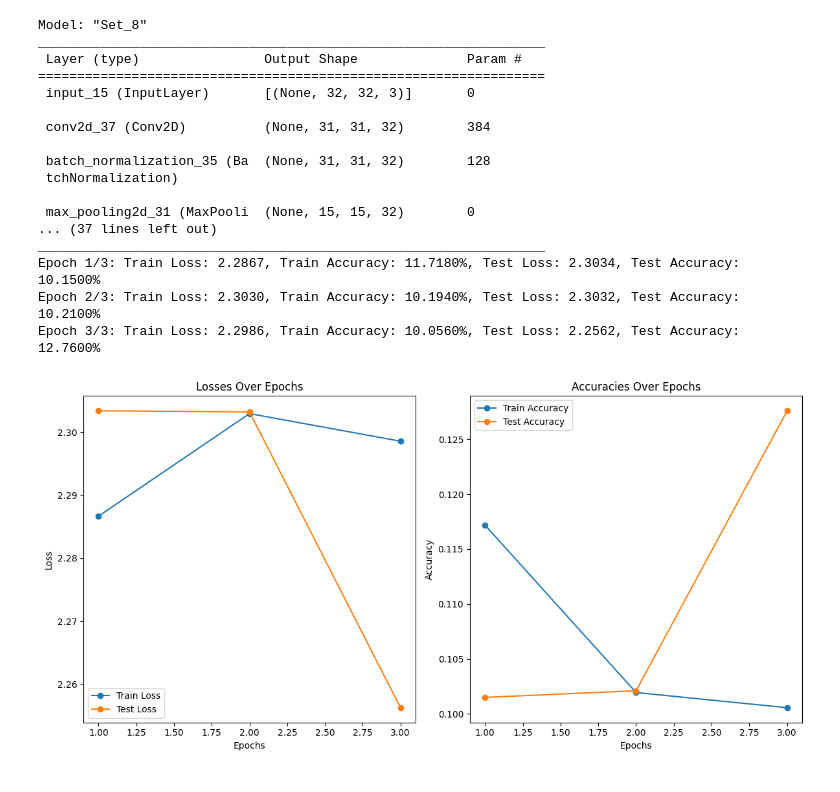
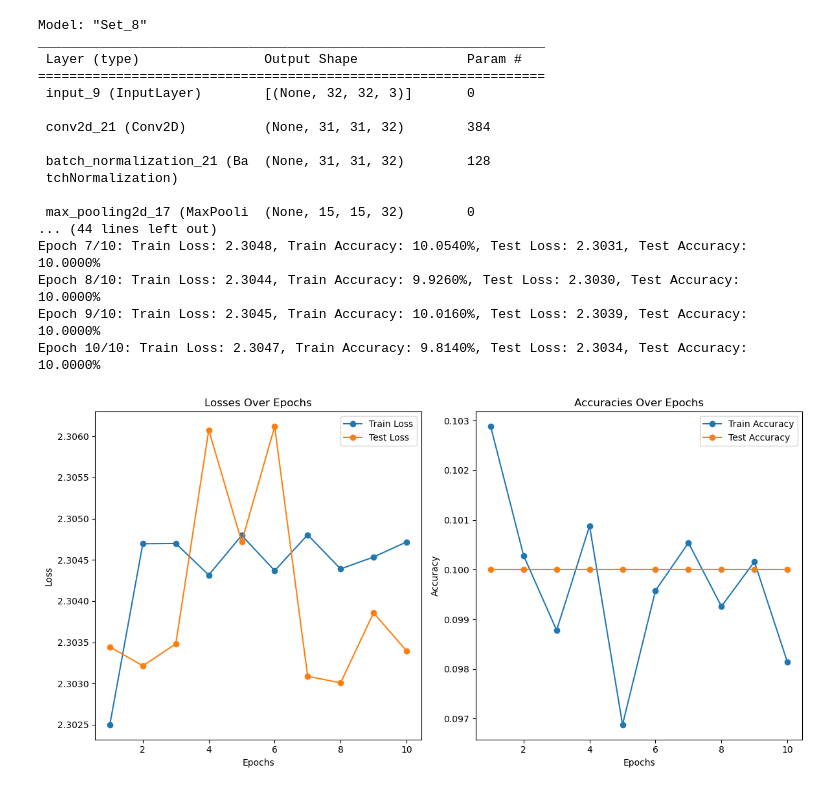
Before and after one commit to JanaStefan/IANNwTF_g22, a Jupyter notebook: homework03/last_version.ipynb, the cells around one changed output. Cells and saved outputs as stored; diff of their text form; code cells hidden in the pictures.

Commit message:
increase epochs 10
save the results for each sets

```diff
--- a/homework03/last_version.ipynb
+++ b/homework03/last_version.ipynb
@@ -158,9 +161,9 @@ class CNN():
 
         # Setup the optimizer
         if optimizer == 'adam':
-            optimizer = tf.keras.optimizers.Adam(learning_rate=learning_rate)
+            optimizer = tf.keras.optimizers.legacy.Adam(learning_rate=learning_rate)
         else:
-            optimizer = tf.keras.optimizers.RMSprop(learning_rate=learning_rate)
+            optimizer = tf.keras.optimizers.legacy.RMSprop(learning_rate=learning_rate)
 
         # Loss function for training
         loss_f = tf.keras.losses.CategoricalCrossentropy()
@@ -639,41 +642,41 @@ set8_model = CNN(
     use_bias=False,
     dense_activation='softmax',
     dense_sizes=[128],
     flatten_type='global_max',
     name="Set_8",
 )
 # Load CIFAR-10 dataset, split into training and test data
 train_data8, test_data8 = tfds.load('cifar10', split=['train', 'test'], as_supervised=True)
 
 # Preprocess the data for set 8 with specific batch size
 # The preprocessing includes normalization and one-hot encoding
 batch_size_set8 = 64   # Batch size for training and testing
 train_data_set8, test_data_set8 = prep_cifar(train_data8, test_data8, batch_size_set8)
 
 # Train the Set 8 model using the training data
 # Training for 3 epochs with the specified batch size
-set8_model.train(train_data_set8, test_data_set8, epochs=3)
+set8_model.train(train_data_set8, test_data_set8, epochs=10)
 
 
 # Visualize the training performance of Set 8 model
 # This includes plotting the training and testing loss and accuracy for each epoch
 set8_model.visualize_performance()
 # %% [output]
 Model: "Set_8"
 _________________________________________________________________
  Layer (type)                Output Shape              Param #
 =================================================================
- input_15 (InputLayer)       [(None, 32, 32, 3)]       0
+ input_9 (InputLayer)        [(None, 32, 32, 3)]       0
 
- conv2d_37 (Conv2D)          (None, 31, 31, 32)        384
+ conv2d_21 (Conv2D)          (None, 31, 31, 32)        384
 
- batch_normalization_35 (Ba  (None, 31, 31, 32)        128
+ batch_normalization_21 (Ba  (None, 31, 31, 32)        128
  tchNormalization)
 
- max_pooling2d_31 (MaxPooli  (None, 15, 15, 32)        0
-... (37 lines left out)
-_________________________________________________________________
-Epoch 1/3: Train Loss: 2.2867, Train Accuracy: 11.7180%, Test Loss: 2.3034, Test Accuracy: 10.1500%
-Epoch 2/3: Train Loss: 2.3030, Train Accuracy: 10.1940%, Test Loss: 2.3032, Test Accuracy: 10.2100%
-Epoch 3/3: Train Loss: 2.2986, Train Accuracy: 10.0560%, Test Loss: 2.2562, Test Accuracy: 12.7600%
+ max_pooling2d_17 (MaxPooli  (None, 15, 15, 32)        0
+... (44 lines left out)
+Epoch 7/10: Train Loss: 2.3048, Train Accuracy: 10.0540%, Test Loss: 2.3031, Test Accuracy: 10.0000%
+Epoch 8/10: Train Loss: 2.3044, Train Accuracy: 9.9260%, Test Loss: 2.3030, Test Accuracy: 10.0000%
+Epoch 9/10: Train Loss: 2.3045, Train Accuracy: 10.0160%, Test Loss: 2.3039, Test Accuracy: 10.0000%
+Epoch 10/10: Train Loss: 2.3047, Train Accuracy: 9.8140%, Test Loss: 2.3034, Test Accuracy: 10.0000%
-[figure, old version]
+[figure, new version]
```
Also changed, not shown: parts of 10 cells of this notebook.
